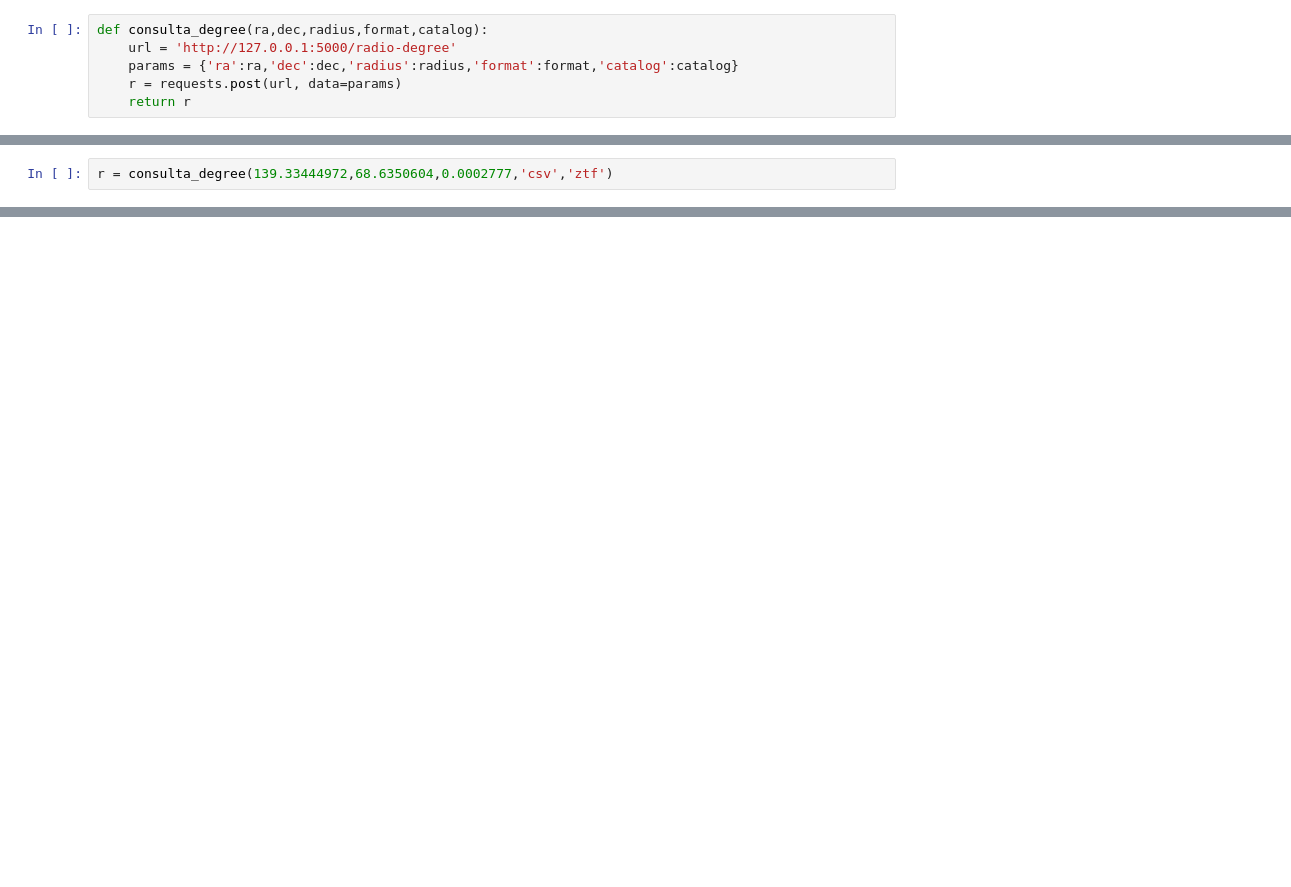
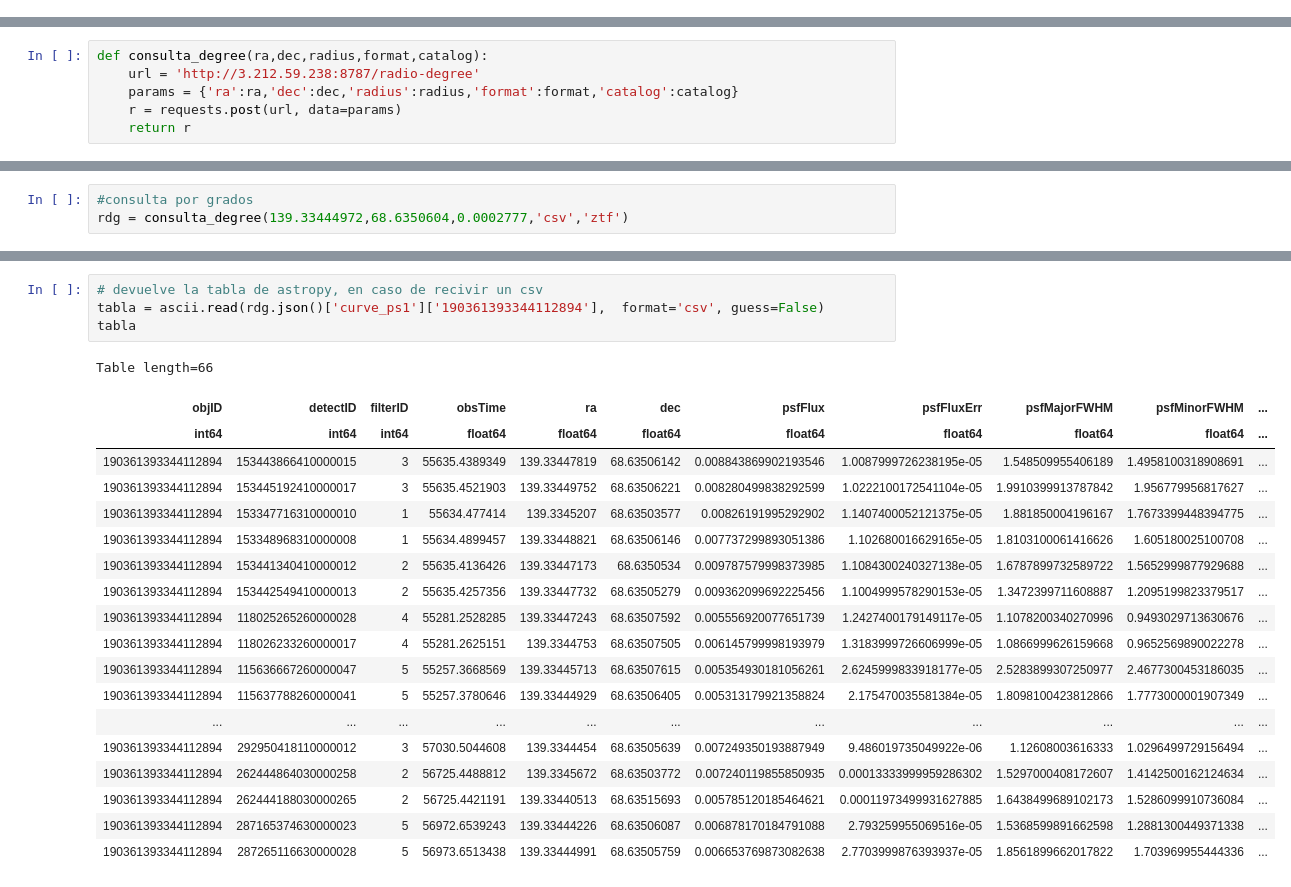
Before and after one commit to fernandezeric/LightCurvesApi, a Jupyter notebook: Notbook API/prueba alfa.ipynb, the cells around one changed output, grey strips where cells are left out. Saved outputs shown, nothing was run; the diff lists cells and outputs as text; blank space fills up the shorter version.

```diff
--- a/Notbook API/prueba alfa.ipynb
+++ b/Notbook API/prueba alfa.ipynb
@@ -19,6 +0,0 @@ http://127.0.0.1:5000/radio-hours
-# %%
-def consulta_degree(ra,dec,radius,format,catalog):
-    url = 'http://127.0.0.1:5000/radio-degree'
-    params = {'ra':ra,'dec':dec,'radius':radius,'format':format,'catalog':catalog}
-    r = requests.post(url, data=params)
-    return r
@@ -35,2 +0,0 @@ consulta_hora.json().keys()
-# %%
-r = consulta_degree(139.33444972,68.6350604,0.0002777,'csv','ztf')
@@ -118,0 +20,6 @@ a.index(min(a))
+# %%
+def consulta_degree(ra,dec,radius,format,catalog):
+    url = 'http://3.212.59.238:8787/radio-degree'
+    params = {'ra':ra,'dec':dec,'radius':radius,'format':format,'catalog':catalog}
+    r = requests.post(url, data=params)
+    return r
@@ -118,0 +32,3 @@ a.index(min(a))
+# %%
+#consulta por grados
+rdg = consulta_degree(139.33444972,68.6350604,0.0002777,'csv','ztf')
@@ -118,0 +55,24 @@ a.index(min(a))
+# %%
+# devuelve la tabla de astropy, en caso de recivir un csv
+tabla = ascii.read(rdg.json()['curve_ps1']['190361393344112894'],  format='csv', guess=False)
+tabla
+# %% [output]
+Table length=66
+| objID | detectID | filterID | obsTime | ra | dec | psfFlux | psfFluxErr | psfMajorFWHM | psfMinorFWHM | ... |
+| int64 | int64 | int64 | float64 | float64 | float64 | float64 | float64 | float64 | float64 | ... |
+| 190361393344112894 | 153443866410000015 | 3 | 55635.4389349 | 139.33447819 | 68.63506142 | 0.008843869902193546 | 1.0087999726238195e-05 | 1.548509955406189 | 1.4958100318908691 | ... |
+| 190361393344112894 | 153445192410000017 | 3 | 55635.4521903 | 139.33449752 | 68.63506221 | 0.008280499838292599 | 1.0222100172541104e-05 | 1.9910399913787842 | 1.956779956817627 | ... |
+| 190361393344112894 | 153347716310000010 | 1 | 55634.477414 | 139.3345207 | 68.63503577 | 0.00826191995292902 | 1.1407400052121375e-05 | 1.881850004196167 | 1.7673399448394775 | ... |
+| 190361393344112894 | 153348968310000008 | 1 | 55634.4899457 | 139.33448821 | 68.63506146 | 0.007737299893051386 | 1.102680016629165e-05 | 1.8103100061416626 | 1.605180025100708 | ... |
+| 190361393344112894 | 153441340410000012 | 2 | 55635.4136426 | 139.33447173 | 68.6350534 | 0.009787579998373985 | 1.1084300240327138e-05 | 1.6787899732589722 | 1.5652999877929688 | ... |
+| 190361393344112894 | 153442549410000013 | 2 | 55635.4257356 | 139.33447732 | 68.63505279 | 0.009362099692225456 | 1.1004999578290153e-05 | 1.3472399711608887 | 1.2095199823379517 | ... |
+| 190361393344112894 | 118025265260000028 | 4 | 55281.2528285 | 139.33447243 | 68.63507592 | 0.005556920077651739 | 1.2427400179149117e-05 | 1.1078200340270996 | 0.9493029713630676 | ... |
+| 190361393344112894 | 118026233260000017 | 4 | 55281.2625151 | 139.3344753 | 68.63507505 | 0.006145799998193979 | 1.3183999726606999e-05 | 1.0866999626159668 | 0.9652569890022278 | ... |
+| 190361393344112894 | 115636667260000047 | 5 | 55257.3668569 | 139.33445713 | 68.63507615 | 0.005354930181056261 | 2.6245999833918177e-05 | 2.5283899307250977 | 2.4677300453186035 | ... |
+| 190361393344112894 | 115637788260000041 | 5 | 55257.3780646 | 139.33444929 | 68.63506405 | 0.005313179921358824 | 2.175470035581384e-05 | 1.8098100423812866 | 1.7773000001907349 | ... |
+| ... | ... | ... | ... | ... | ... | ... | ... | ... | ... | ... |
+| 190361393344112894 | 292950418110000012 | 3 | 57030.5044608 | 139.3344454 | 68.63505639 | 0.007249350193887949 | 9.486019735049922e-06 | 1.12608003616333 | 1.0296499729156494 | ... |
+| 190361393344112894 | 262444864030000258 | 2 | 56725.4488812 | 139.3345672 | 68.63503772 | 0.007240119855850935 | 0.00013333999959286302 | 1.5297000408172607 | 1.4142500162124634 | ... |
+| 190361393344112894 | 262444188030000265 | 2 | 56725.4421191 | 139.33440513 | 68.63515693 | 0.005785120185464621 | 0.00011973499931627885 | 1.6438499689102173 | 1.5286099910736084 | ... |
+| 190361393344112894 | 287165374630000023 | 5 | 56972.6539243 | 139.33444226 | 68.63506087 | 0.006878170184791088 | 2.793259955069516e-05 | 1.5368599891662598 | 1.2881300449371338 | ... |
+| 190361393344112894 | 287265116630000028 | 5 | 56973.6513438 | 139.33444991 | 68.63505759 | 0.006653769873082638 | 2.7703999876393937e-05 | 1.8561899662017822 | 1.703969955444336 | ... |
```
Also changed, not shown: parts of 31 cells of this notebook, 2 other files.
